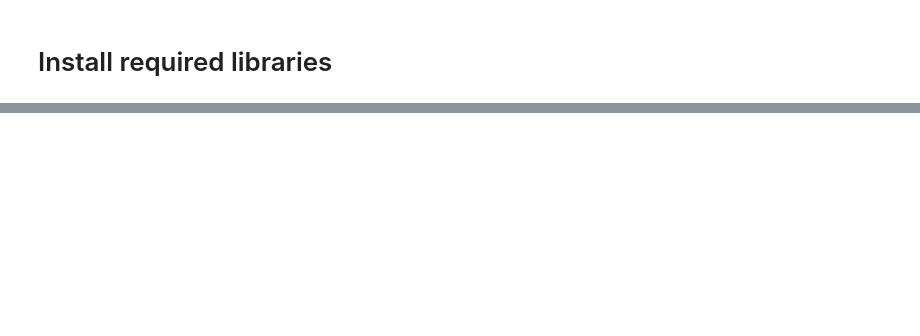
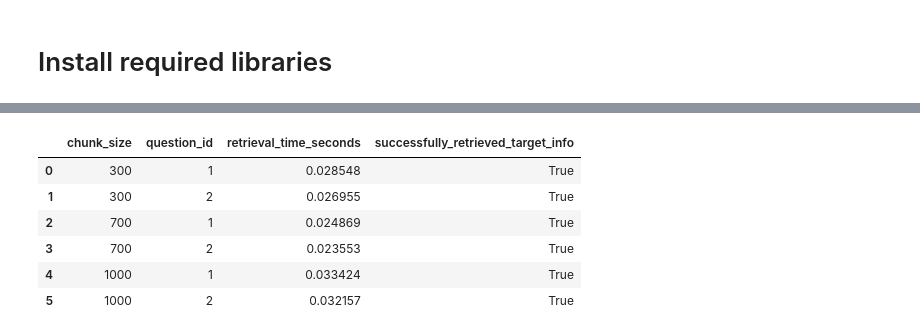
Before and after one commit to KijoSal-dev/Retrieval-Augmented-Generation-RAG-System-for-Question-Answering, a Jupyter notebook: Salome_Kungu_CS_DA03_26054_WK12.ipynb, the cells around one changed output, grey strips where cells are left out. Cells and saved outputs as stored; diff of their text form; code cells hidden in the pictures; blank space fills up the shorter version.

```diff
--- a/Salome_Kungu_CS_DA03_26054_WK12.ipynb
+++ b/Salome_Kungu_CS_DA03_26054_WK12.ipynb
@@ -184,18 +140,0 @@ WORD FROM THE PAST
-# %%
-import json
-
-notebook_path = "/content/drive/MyDrive/Colab Notebooks/Salome Kungu_CS-DA03-26054_WK12.ipynb"
-
-# Load the notebook
-with open(notebook_path, 'r') as f:
-    nb = json.load(f)
-
-# Remove the widgets metadata that's causing issues
-if 'widgets' in nb.get('metadata', {}):
-    del nb['metadata']['widgets']
-
-# Save the cleaned notebook
-with open(notebook_path, 'w') as f:
-    json.dump(nb, f, indent=1)
-
-print("Notebook cleaned! Widgets metadata removed.")
@@ -220,0 +443,54 @@ Mounted at /content/drive
+# %%
+import time
+
+# Let's select a few sample questions to test
+sample_questions = [
+    {
+        "question": "How much did the agricultural sector contribute to Kenya's GDP in 2024 according to the report?",
+        "expected_page_contains": "22.5"
+    },
+    {
+        "question": "What are the core production figures for rice and the performance of the Mwea Irrigation Scheme?",
+        "expected_page_contains": "Mwea"
+    }
+]
+
+chunk_sizes = [300, 700, 1000]
+experiment_results = []
+
+for size in chunk_sizes:
+    print(f"--- Running Experiment for Chunk Size: {size} ---")
+
+    # 1. Re-split pages
+    temp_splitter = RecursiveCharacterTextSplitter(
+        chunk_size=size,
+        chunk_overlap=int(size * 0.15)
+    )
+    temp_chunks = temp_splitter.split_documents(pages)
+
+    # 2. Re-index with FAISS
+    temp_vectorstore = FAISS.from_documents(temp_chunks, embeddings)
+    temp_retriever = temp_vectorstore.as_retriever(search_kwargs={"k": 3})
+
+    # 3. Test Retrieval
+    for idx, sample in enumerate(sample_questions):
+        start_time = time.time()
+        docs = temp_retriever.invoke(sample["question"])
+        ret_time = time.time() - start_time
+
+        # Check if expected word is found in the retrieved context
+        full_text = " ".join([d.page_content for d in docs])
+        is_success = sample["expected_page_contains"].lower() in full_text.lower()
+
+        experiment_results.append({
+            "chunk_size": size,
+            "question_id": idx + 1,
+            "retrieval_time_seconds": ret_time,
+            "successfully_retrieved_target_info": is_success
+        })
+        print(f"  Q{idx+1}: Time={ret_time:.4f}s | Success={is_success}")
+
+# Display the structured results comparison
+df_exp = pd.DataFrame(experiment_results)
+display(df_exp)
+# %% [output]
@@ -220,0 +506,7 @@ Mounted at /content/drive
+|  | chunk_size | question_id | retrieval_time_seconds | successfully_retrieved_target_info |
+| 0 | 300 | 1 | 0.028548 | True |
+| 1 | 300 | 2 | 0.026955 | True |
+| 2 | 700 | 1 | 0.024869 | True |
+| 3 | 700 | 2 | 0.023553 | True |
+| 4 | 1000 | 1 | 0.033424 | True |
+| 5 | 1000 | 2 | 0.032157 | True |
```
Also changed, not shown: parts of 20 cells of this notebook.
